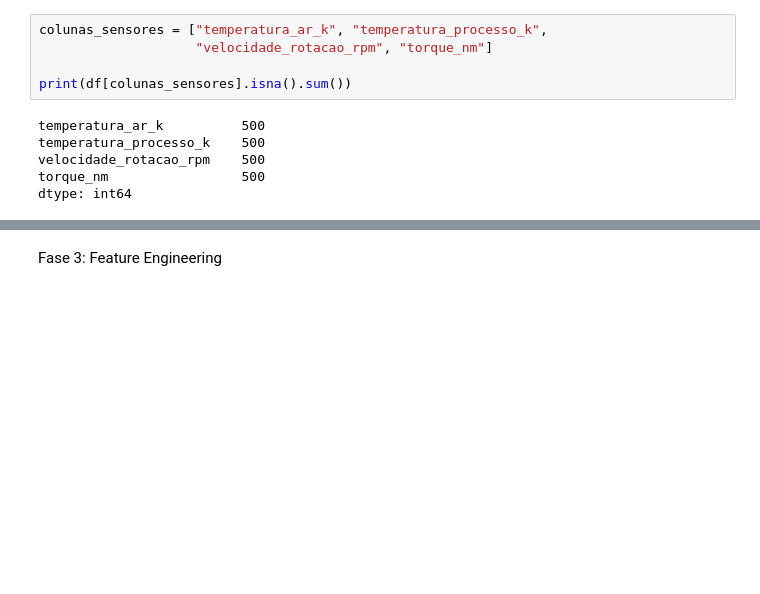
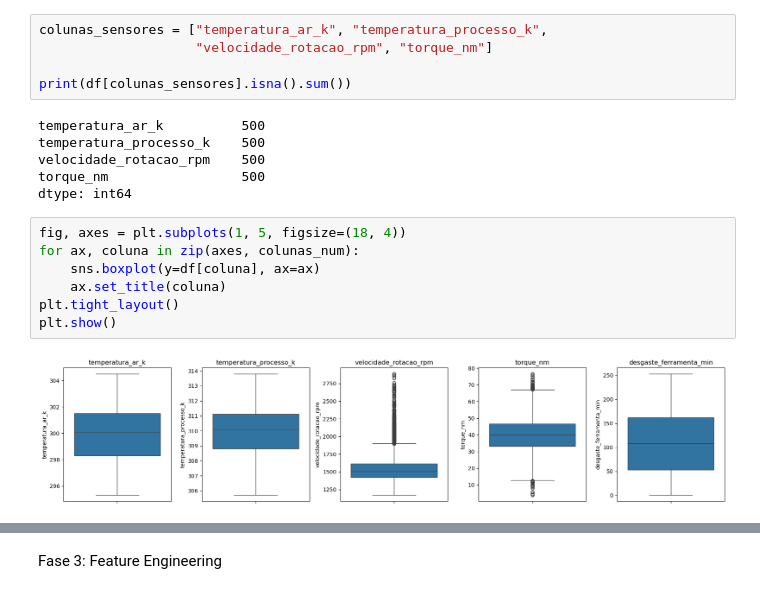
Before and after one commit to leandrolima25prog/manutencao-preditiva-ia, a Jupyter notebook: projeto_final_modulo1.ipynb, the cells around one changed output, grey strips where cells are left out. Cells and saved outputs as stored; diff of their text form; blank space fills up the shorter version.

Commit message:
implementa boxplots e imputacao por mediana

```diff
--- a/projeto_final_modulo1.ipynb
+++ b/projeto_final_modulo1.ipynb
@@ -96,3 +110,12 @@ temperatura_processo_k    500
 velocidade_rotacao_rpm    500
 torque_nm                 500
 dtype: int64
+# %%
+fig, axes = plt.subplots(1, 5, figsize=(18, 4))
+for ax, coluna in zip(axes, colunas_num):
+    sns.boxplot(y=df[coluna], ax=ax)
+    ax.set_title(coluna)
+plt.tight_layout()
+plt.show()
+# %% [output]
+[figure, added]
```
Also changed, not shown: parts of 2 cells of this notebook.
